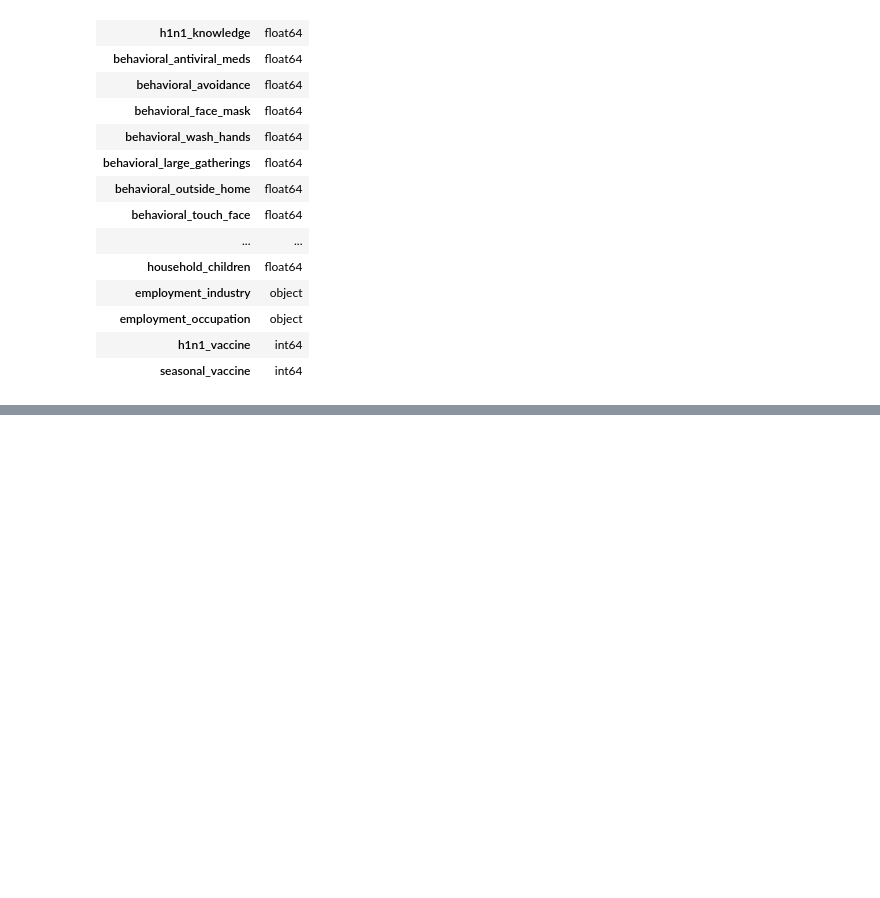
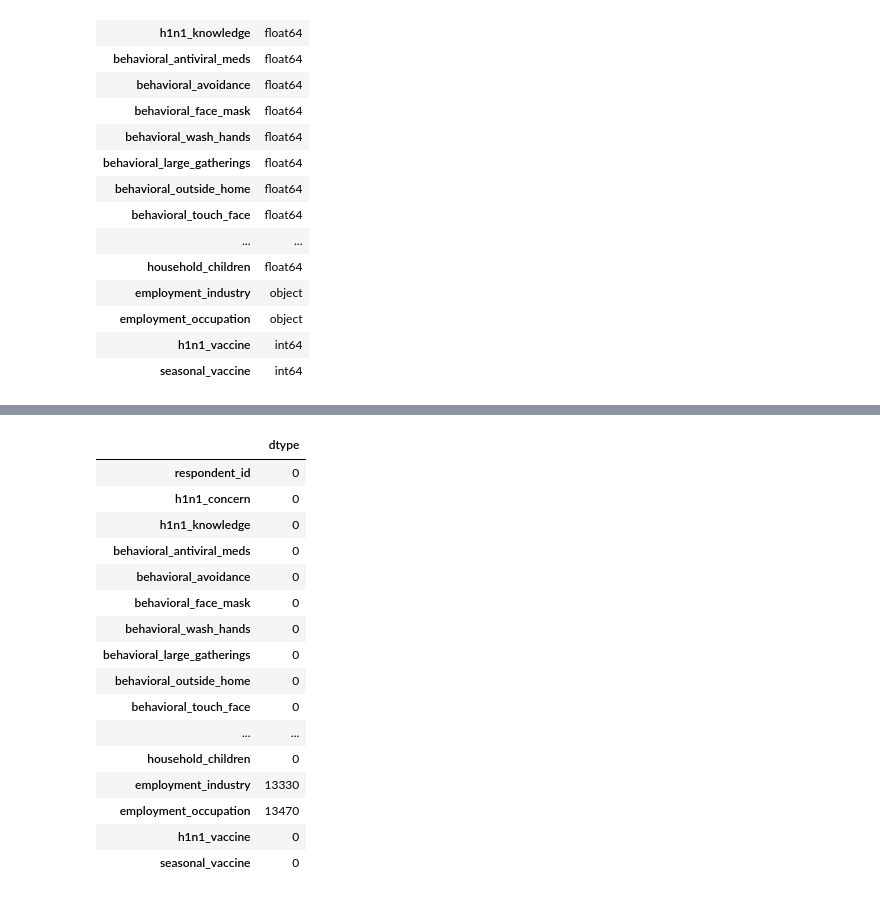
Before and after one commit to TiagoTuk/flu_shot_learning, a Jupyter notebook: notebooks/c1_metrics.ipynb, the cells around one changed output, grey strips where cells are left out. Saved outputs shown, nothing was run; the diff lists cells and outputs as text; code cells hidden in the pictures; blank space fills up the shorter version.

Commit message:
data cleaning: imputação de valores faltantes com moda e mediana

```diff
--- a/notebooks/c1_metrics.ipynb
+++ b/notebooks/c1_metrics.ipynb
@@ -64,0 +109,58 @@ df1.dtypes.to_frame(name='dtype')
+# %%
+# Variáveis de percepção/opinião --Preenchido com a mediana
+df1['h1n1_concern'] = df1['h1n1_concern'].apply( lambda x: 2 if math.isnan( x ) else x )
+df1['h1n1_knowledge'] = df1['h1n1_knowledge'].apply( lambda x: 1 if math.isnan( x ) else x )
+df1['opinion_h1n1_vacc_effective'] = df1['opinion_h1n1_vacc_effective'].apply( lambda x: 4 if math.isnan( x ) else x )
+df1['opinion_h1n1_risk'] = df1['opinion_h1n1_risk'].apply( lambda x: 2 if math.isnan( x ) else x )
+df1['opinion_h1n1_sick_from_vacc'] = df1['opinion_h1n1_sick_from_vacc'].apply( lambda x: 2 if math.isnan( x ) else x )
+df1['opinion_seas_vacc_effective'] = df1['opinion_seas_vacc_effective'].apply( lambda x: 4 if math.isnan( x ) else x )
+df1['opinion_seas_risk'] = df1['opinion_seas_risk'].apply( lambda x: 2 if math.isnan( x ) else x )
+df1['opinion_seas_sick_from_vacc'] = df1['opinion_seas_sick_from_vacc'].apply( lambda x: 2 if math.isnan( x ) else x )
+
+# Variáveis comportamentais -- Preenchido com 0 assumindo que o comportamento não foi realizado
+df1['behavioral_antiviral_meds'] = df1['behavioral_antiviral_meds'].apply( lambda x: 0 if math.isnan( x ) else x )
+df1['behavioral_avoidance'] = df1['behavioral_avoidance'].apply( lambda x: 0 if math.isnan( x ) else x )
+df1['behavioral_face_mask'] = df1['behavioral_face_mask'].apply( lambda x: 0 if math.isnan( x ) else x )
+df1['behavioral_wash_hands'] = df1['behavioral_wash_hands'].apply( lambda x: 0 if math.isnan( x ) else x )
+df1['behavioral_large_gatherings'] = df1['behavioral_large_gatherings'].apply( lambda x: 0 if math.isnan( x ) else x )
+df1['behavioral_outside_home'] = df1['behavioral_outside_home'].apply( lambda x: 0 if math.isnan( x ) else x )
+df1['behavioral_touch_face'] = df1['behavioral_touch_face'].apply( lambda x: 0 if math.isnan( x ) else x )
+
+# Variáveis de saúde -- Preenchido com a moda
+df1['doctor_recc_h1n1'] = df1['doctor_recc_h1n1'].apply( lambda x: 0 if math.isnan( x ) else x )
+df1['doctor_recc_seasonal'] = df1['doctor_recc_seasonal'].apply( lambda x: 0 if math.isnan( x ) else x )
+df1['chronic_med_condition'] = df1['chronic_med_condition'].apply( lambda x: 0 if math.isnan( x ) else x )
+df1['child_under_6_months'] = df1['child_under_6_months'].apply( lambda x: 0 if math.isnan( x ) else x )
+df1['health_worker'] = df1['health_worker'].apply( lambda x: 0 if math.isnan( x ) else x )
+df1['health_insurance'] = df1['health_insurance'].apply( lambda x: -1 if math.isnan( x ) else x ) # Criado uma nova categoria para os casos "desconhecido"
+
+# Variáveis Demográficas -- Preenchido com a moda
+df1['education'] = df1['education'].apply( lambda x: 'College Graduate' if pd.isna( x ) else x )
+df1['income_poverty'] = df1['income_poverty'].apply( lambda x: '<= $75,000, Above Poverty' if pd.isna( x ) else x )
+df1['marital_status'] = df1['marital_status'].apply( lambda x: 'Married' if pd.isna( x ) else x )
+df1['rent_or_own'] = df1['rent_or_own'].apply( lambda x: 'Own' if pd.isna( x ) else x )
+df1['employment_status'] = df1['employment_status'].apply( lambda x: 'Employed' if pd.isna( x ) else x )
+
+# Domicílio -- Preenchido com a mediana
+df1['household_adults'] = df1['household_adults'].apply( lambda x: 1 if math.isnan( x ) else x )
+df1['household_children'] = df1['household_children'].apply( lambda x: 0 if math.isnan( x ) else x )
+# %%
+df1.isna().sum().to_frame(name='dtype')
+# %% [output]
+|  | dtype |
+| respondent_id | 0 |
+| h1n1_concern | 0 |
+| h1n1_knowledge | 0 |
+| behavioral_antiviral_meds | 0 |
+| behavioral_avoidance | 0 |
+| behavioral_face_mask | 0 |
+| behavioral_wash_hands | 0 |
+| behavioral_large_gatherings | 0 |
+| behavioral_outside_home | 0 |
+| behavioral_touch_face | 0 |
+| ... | ... |
+| household_children | 0 |
+| employment_industry | 13330 |
+| employment_occupation | 13470 |
+| h1n1_vaccine | 0 |
+| seasonal_vaccine | 0 |
```
Also changed, not shown: parts of 6 cells of this notebook.
